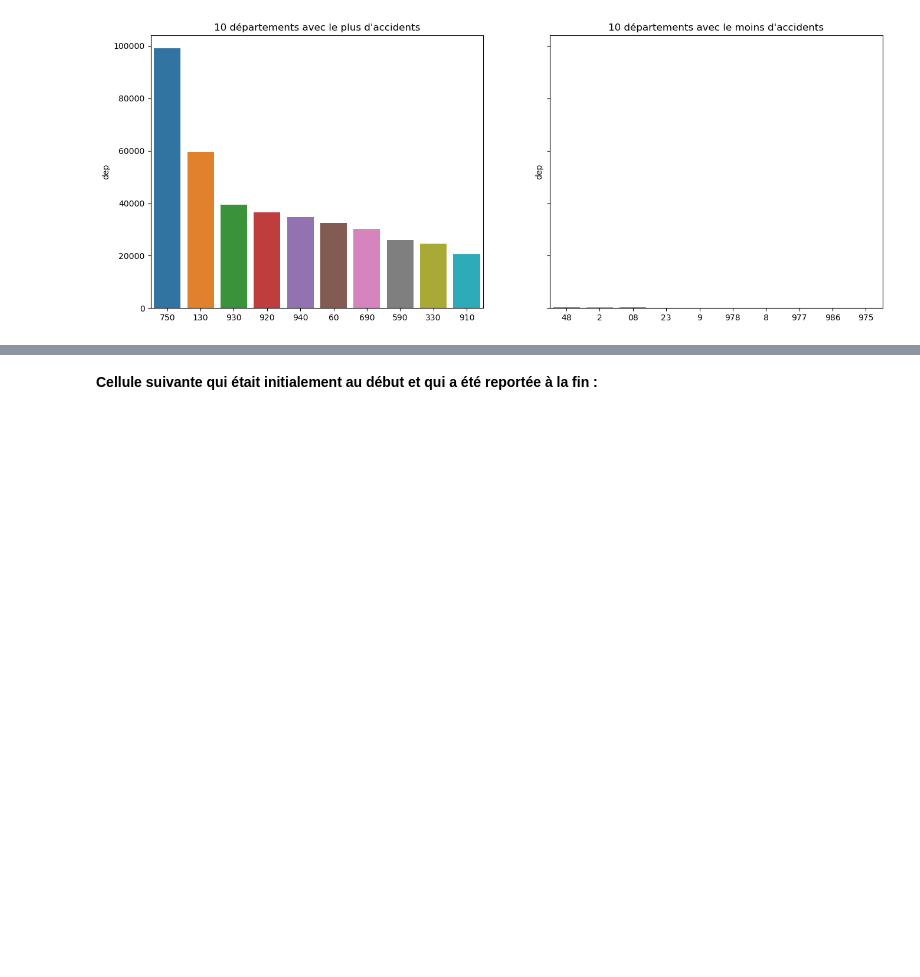
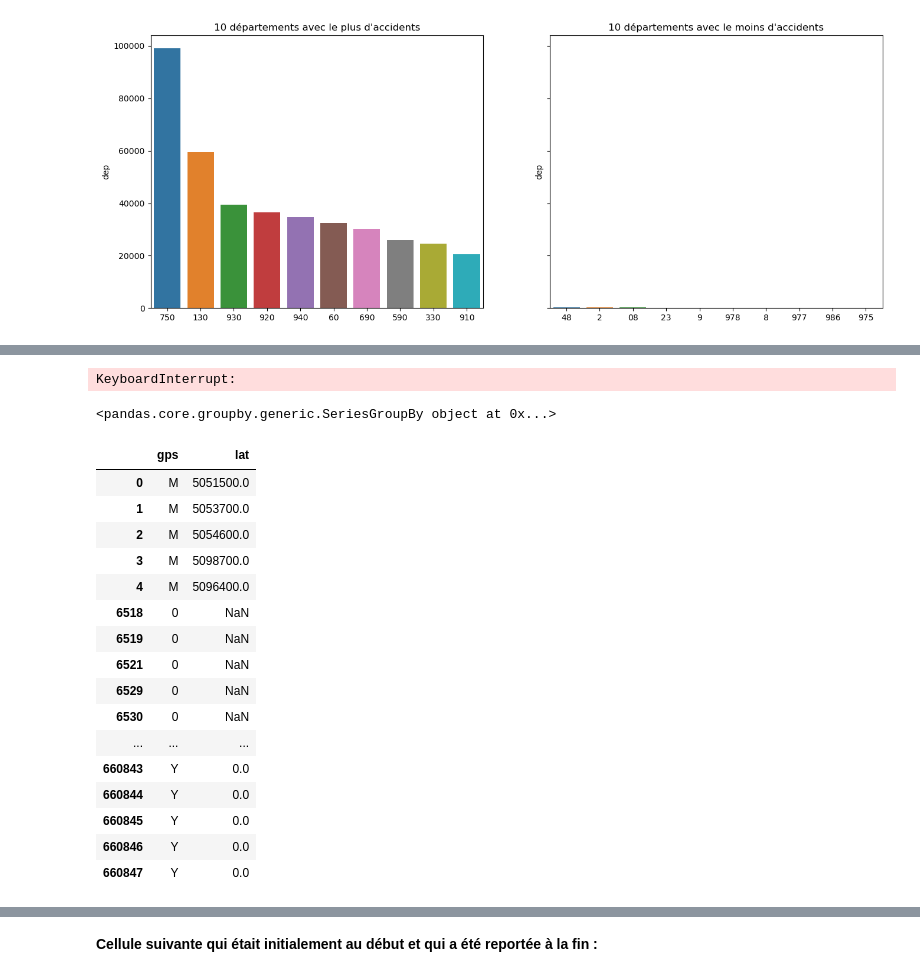
Before and after one commit to DataScientest-Studio/MAR23_CDS_Accidents_Routier-, a Jupyter notebook: notebooks/Caracteristiques_ajuste.ipynb, the cells around one changed output, grey strips where cells are left out. Cells and saved outputs as stored; diff of their text form; code cells hidden in the pictures; blank space fills up the shorter version.

```diff
--- a/notebooks/Caracteristiques_ajuste.ipynb
+++ b/notebooks/Caracteristiques_ajuste.ipynb
@@ -1529,0 +1533,29 @@ msno.bar(carac);
+# %%
+pd.crosstab(carac['gps'], carac['lat'])
+# %% [output]
+KeyboardInterrupt:
+# %%
+carac.groupby('gps')['lat']
+# %% [output]
+<pandas.core.groupby.generic.SeriesGroupBy object at 0x...>
+# %%
+lat = carac[['gps', 'lat']].groupby('gps')
+lat.head()
+# %% [output]
+|  | gps | lat |
+| 0 | M | 5051500.0 |
+| 1 | M | 5053700.0 |
+| 2 | M | 5054600.0 |
+| 3 | M | 5098700.0 |
+| 4 | M | 5096400.0 |
+| 6518 | 0 | NaN |
+| 6519 | 0 | NaN |
+| 6521 | 0 | NaN |
+| 6529 | 0 | NaN |
+| 6530 | 0 | NaN |
+| ... | ... | ... |
+| 660843 | Y | 0.0 |
+| 660844 | Y | 0.0 |
+| 660845 | Y | 0.0 |
+| 660846 | Y | 0.0 |
+| 660847 | Y | 0.0 |
```
Also changed, not shown: parts of 175 cells of this notebook.
